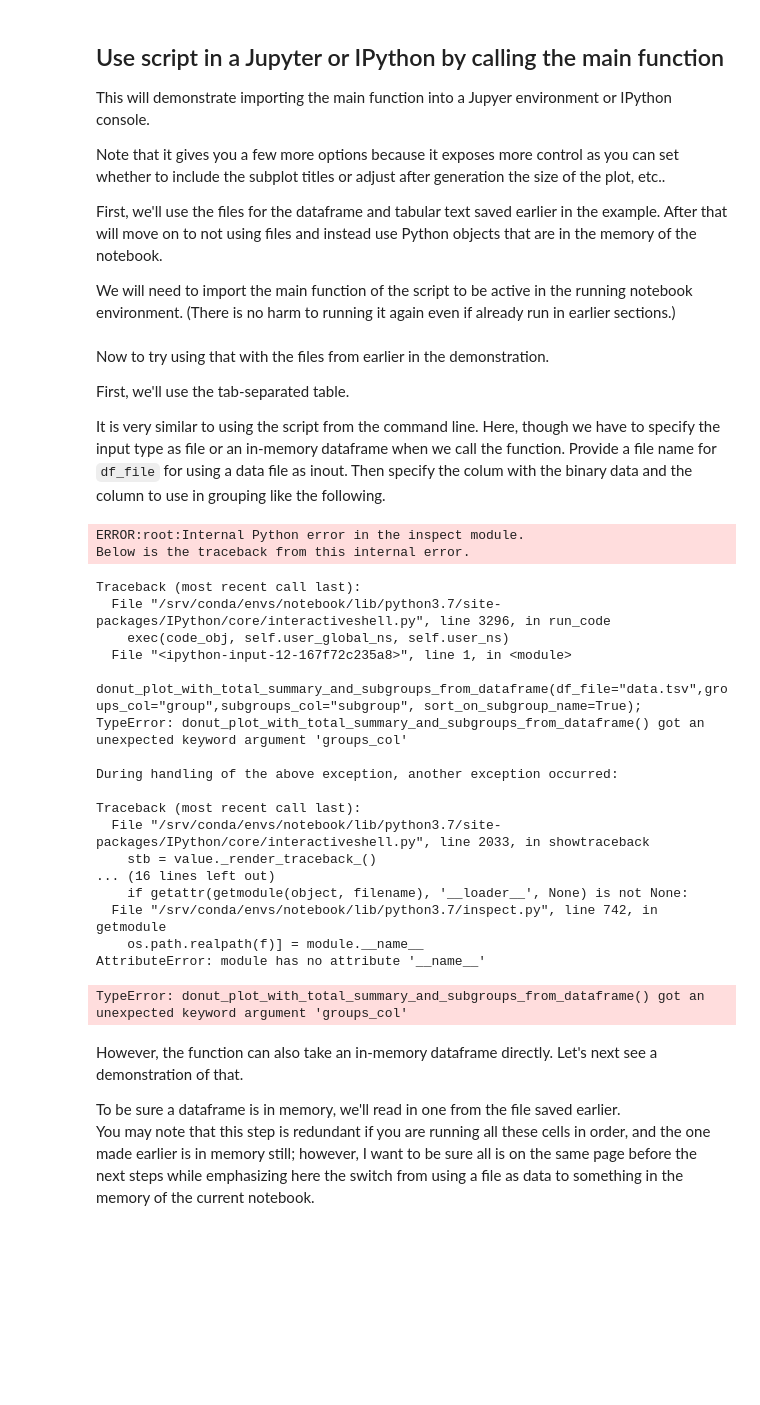
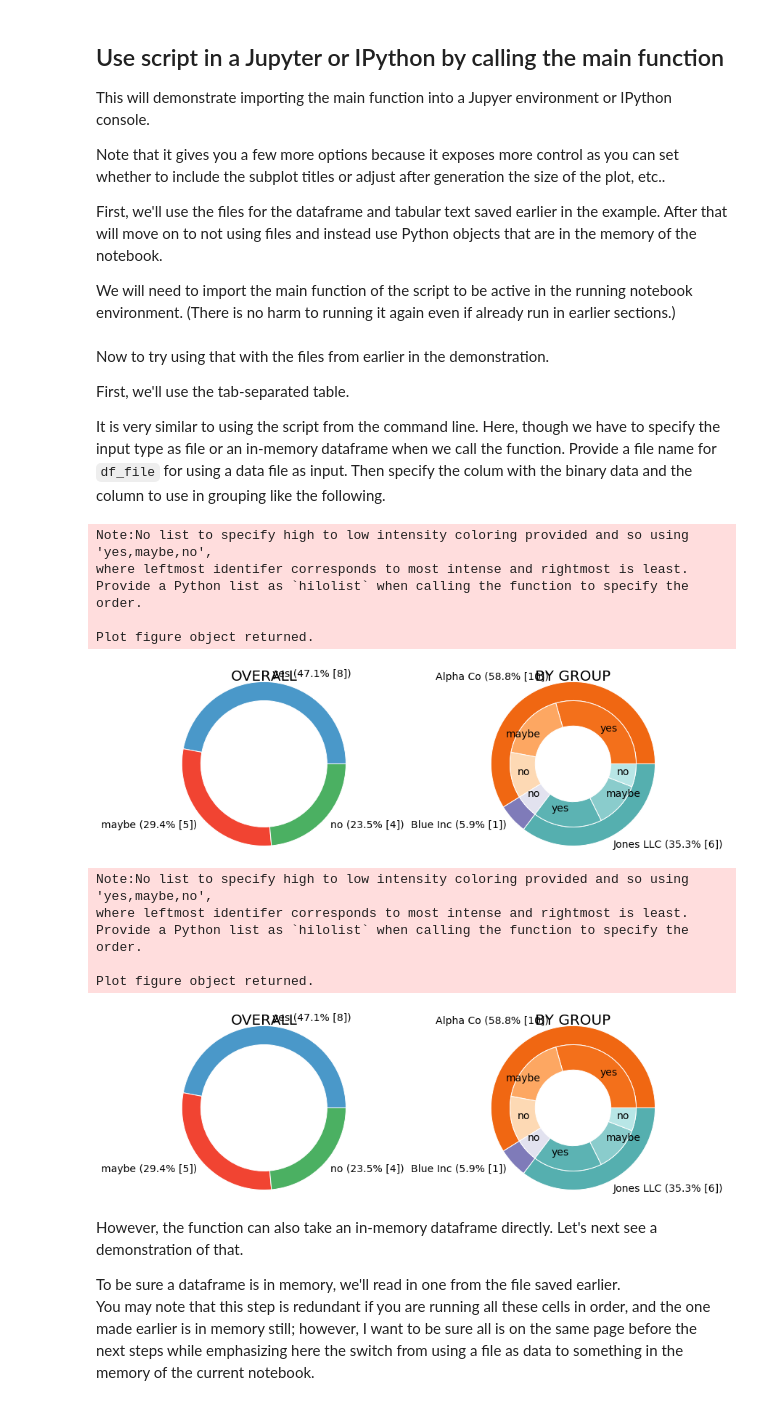
Before and after one commit to fomightez/donut_plots_with_subgroups, a Jupyter notebook: demo_summary_subgroups.ipynb, the cells around one changed output. Drawn from its saved outputs; the diff is of its cells as text; code cells hidden in the pictures; blank space fills up the shorter version.

Commit message:
add summary with subgroups nb

```diff
--- a/demo_summary_subgroups.ipynb
+++ b/demo_summary_subgroups.ipynb
@@ -203,27 +248,4 @@ Now to try using that with the files from earlier in the demonstration.
 
 First, we'll use the tab-separated table.
 
-It is very similar to using the script from the command line. Here, though we have to specify the input type as file or an in-memory dataframe when we call the function. Provide a file name for `df_file` for using a data file as inout. Then specify the colum with the binary data and the column to use in grouping like the following.
+It is very similar to using the script from the command line. Here, though we have to specify the input type as file or an in-memory dataframe when we call the function. Provide a file name for `df_file` for using a data file as input. Then specify the colum with the binary data and the column to use in grouping like the following.
-# %%
-donut_plot_with_total_summary_and_subgroups_from_dataframe(df_file="data.tsv",groups_col="group",subgroups_col="subgroup", sort_on_subgroup_name=True);
-# %% [output]
-ERROR:root:Internal Python error in the inspect module.
-Below is the traceback from this internal error.
-Traceback (most recent call last):
-  File "/srv/conda/envs/notebook/lib/python3.7/site-packages/IPython/core/interactiveshell.py", line 3296, in run_code
-    exec(code_obj, self.user_global_ns, self.user_ns)
-  File "<ipython-input-12-167f72c235a8>", line 1, in <module>
-    donut_plot_with_total_summary_and_subgroups_from_dataframe(df_file="data.tsv",groups_col="group",subgroups_col="subgroup", sort_on_subgroup_name=True);
-TypeError: donut_plot_with_total_summary_and_subgroups_from_dataframe() got an unexpected keyword argument 'groups_col'
-
-During handling of the above exception, another exception occurred:
-
-Traceback (most recent call last):
-  File "/srv/conda/envs/notebook/lib/python3.7/site-packages/IPython/core/interactiveshell.py", line 2033, in showtraceback
-    stb = value._render_traceback_()
-... (16 lines left out)
-    if getattr(getmodule(object, filename), '__loader__', None) is not None:
-  File "/srv/conda/envs/notebook/lib/python3.7/inspect.py", line 742, in getmodule
-    os.path.realpath(f)] = module.__name__
-AttributeError: module has no attribute '__name__'
-TypeError: donut_plot_with_total_summary_and_subgroups_from_dataframe() got an unexpected keyword argument 'groups_col'
@@ -232,3 +252,21 @@ donut_plot_with_total_summary_and_subgroups_from_dataframe(df_file="data.pkl",gr
+# %%
+donut_plot_with_total_summary_and_subgroups_from_dataframe(df_file="data.tsv",state4subgroup_col ="In_Stock",grouping_col="Manufacturer");
+# %% [output]
+Note:No list to specify high to low intensity coloring provided and so using 'yes,maybe,no',
+where leftmost identifer corresponds to most intense and rightmost is least.
+Provide a Python list as `hilolist` when calling the function to specify the order.
+
+Plot figure object returned.
+[figure, added]
+# %%
+donut_plot_with_total_summary_and_subgroups_from_dataframe(df_file="data.pkl",state4subgroup_col ="In_Stock",grouping_col="Manufacturer");
+# %% [output]
+Note:No list to specify high to low intensity coloring provided and so using 'yes,maybe,no',
+where leftmost identifer corresponds to most intense and rightmost is least.
+Provide a Python list as `hilolist` when calling the function to specify the order.
+
+Plot figure object returned.
+[figure, added]
 # %% [markdown]
 However, the function can also take an in-memory dataframe directly. Let's next see a demonstration of that.
 
```
Also changed, not shown: parts of 24 cells of this notebook, 1 other file.
